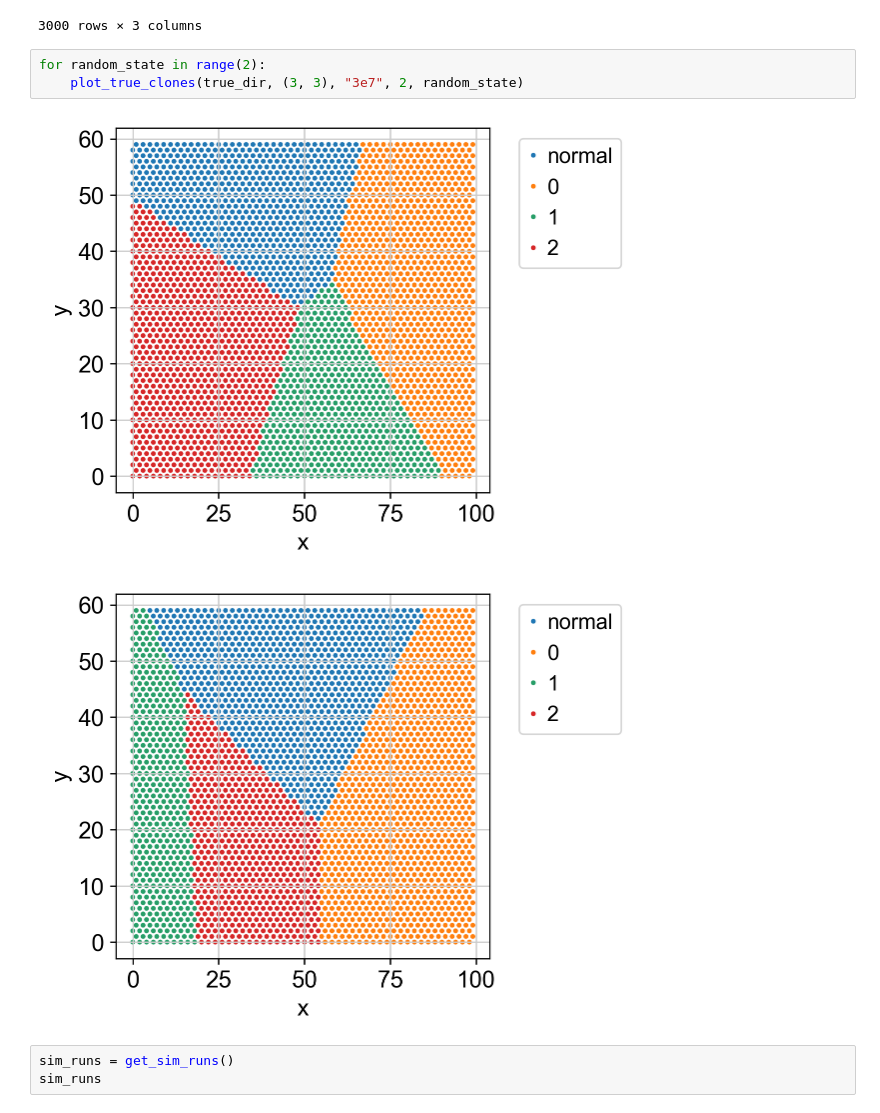
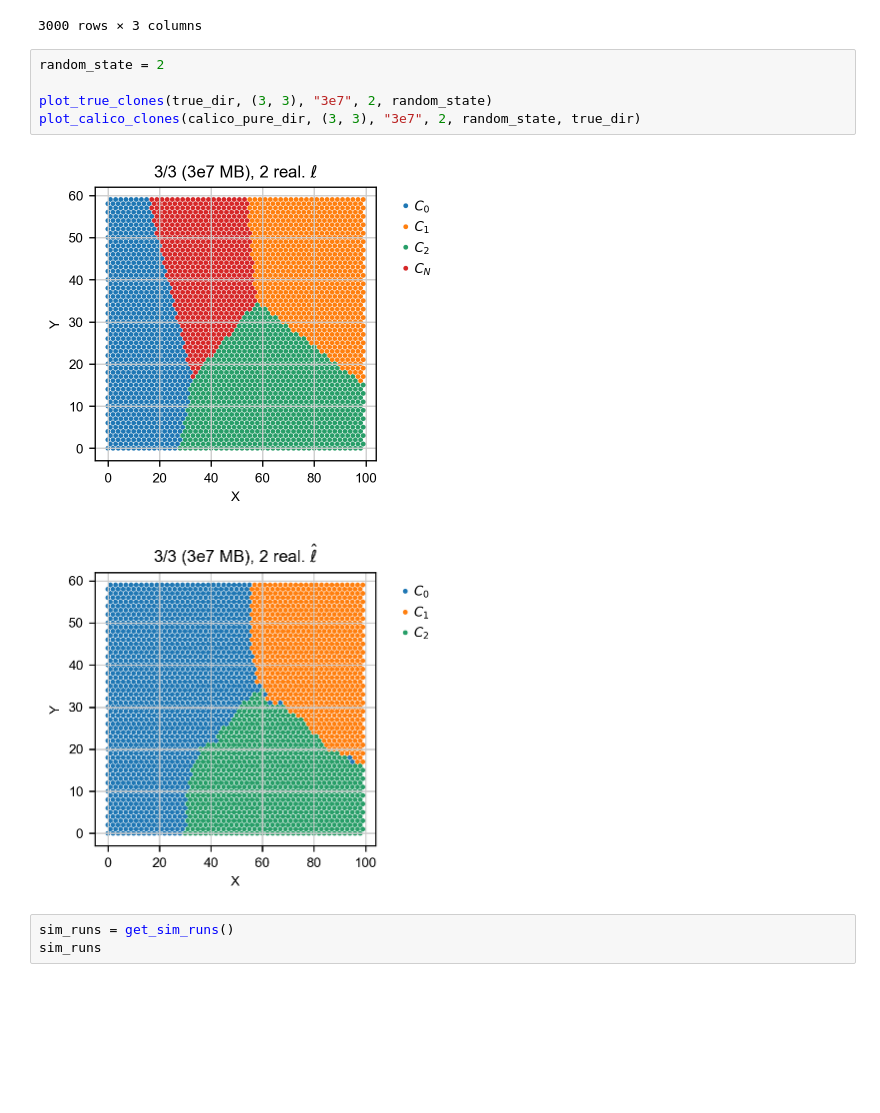
Before and after one commit to michaelJwilson/calicost_sim_analysis, a Jupyter notebook: Simulation2.ipynb, the cells around one changed output. Cells and saved outputs as stored; diff of their text form; blank space fills up the shorter version.

```diff
--- a/Simulation2.ipynb
+++ b/Simulation2.ipynb
@@ -132,11 +134,13 @@ true_clones
 | 2999 | 0 | 99 | 59 |
 3000 rows × 3 columns
 # %%
-for random_state in range(2):
-    plot_true_clones(true_dir, (3, 3), "3e7", 2, random_state)
+random_state = 2
+
+plot_true_clones(true_dir, (3, 3), "3e7", 2, random_state)
+plot_calico_clones(calico_pure_dir, (3, 3), "3e7", 2, random_state, true_dir)
 # %% [output]
-[figure, old version]
+[figure, new version]
-[figure, old version]
+[figure, new version]
 # %%
 sim_runs = get_sim_runs()
 sim_runs
```
Also changed, not shown: parts of 3 cells of this notebook, 1 other file.
